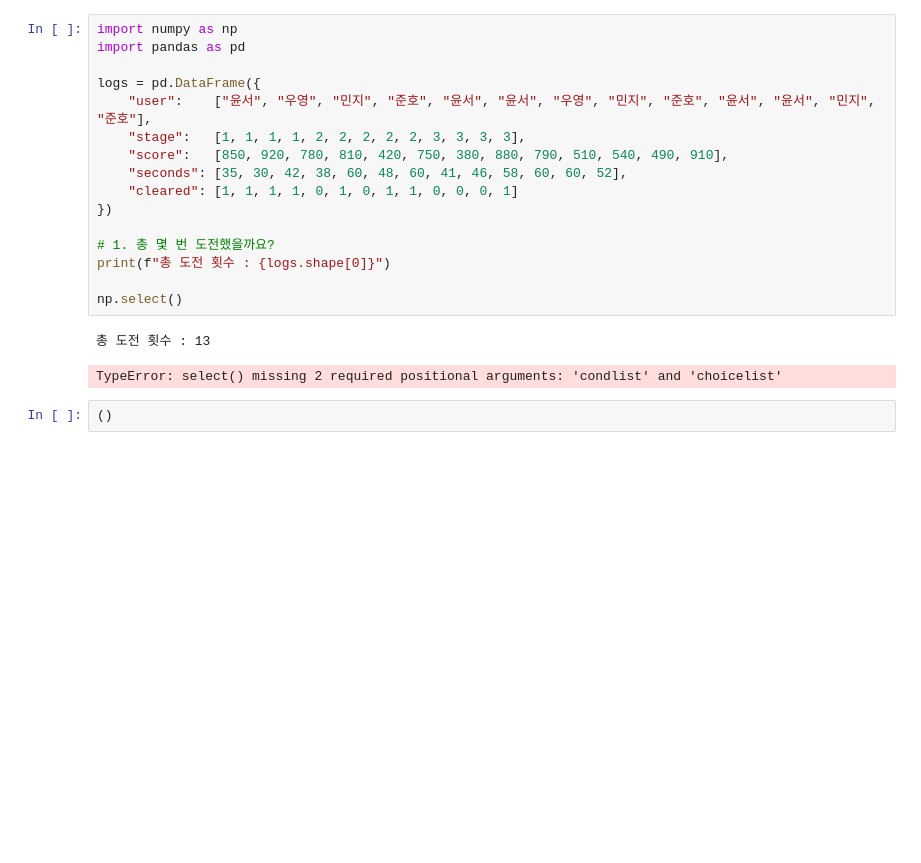
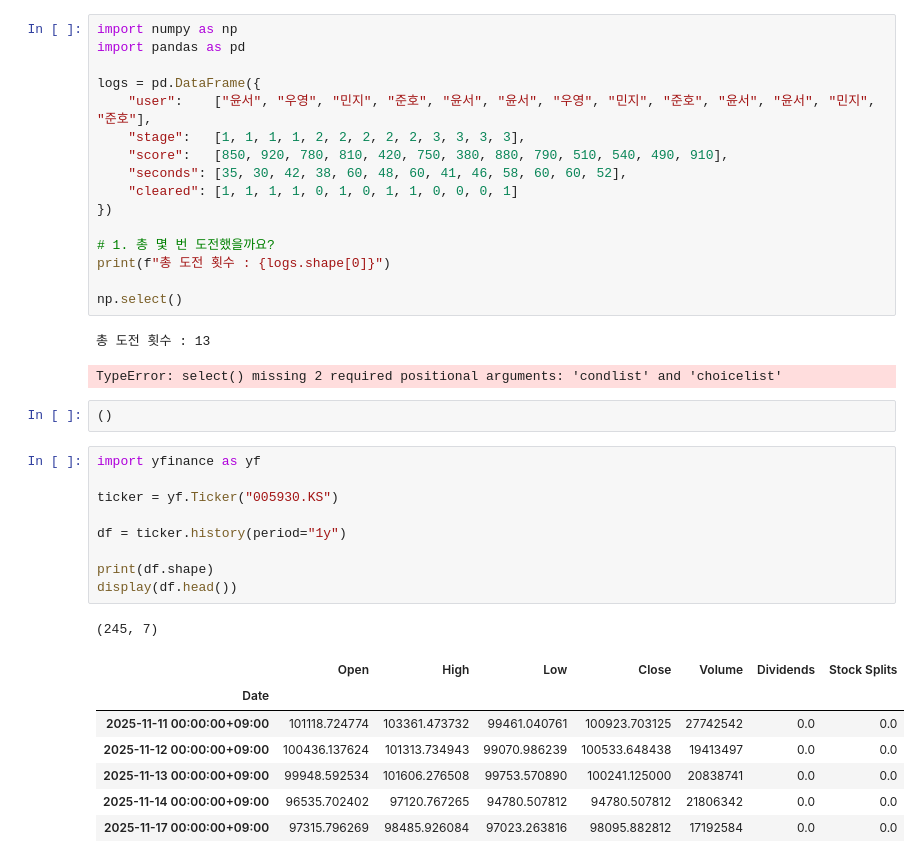
Before and after one commit to woyo73/AI_Learning, a Jupyter notebook: test_work/test_work.ipynb, the cells around one changed output. Drawn from its saved outputs; the diff is of its cells as text; blank space fills up the shorter version.

```diff
--- a/test_work/test_work.ipynb
+++ b/test_work/test_work.ipynb
@@ -19,3 +19,21 @@ np.select()
 TypeError: select() missing 2 required positional arguments: 'condlist' and 'choicelist'
 # %%
 ()
+# %%
+import yfinance as yf
+
+ticker = yf.Ticker("005930.KS")
+
+df = ticker.history(period="1y")
+
+print(df.shape)
+display(df.head())
+# %% [output]
+(245, 7)
+|  | Open | High | Low | Close | Volume | Dividends | Stock Splits |
+| Date |  |  |  |  |  |  |  |
+| 2025-11-11 00:00:00+09:00 | 101118.724774 | 103361.473732 | 99461.040761 | 100923.703125 | 27742542 | 0.0 | 0.0 |
+| 2025-11-12 00:00:00+09:00 | 100436.137624 | 101313.734943 | 99070.986239 | 100533.648438 | 19413497 | 0.0 | 0.0 |
+| 2025-11-13 00:00:00+09:00 | 99948.592534 | 101606.276508 | 99753.570890 | 100241.125000 | 20838741 | 0.0 | 0.0 |
+| 2025-11-14 00:00:00+09:00 | 96535.702402 | 97120.767265 | 94780.507812 | 94780.507812 | 21806342 | 0.0 | 0.0 |
+| 2025-11-17 00:00:00+09:00 | 97315.796269 | 98485.926084 | 97023.263816 | 98095.882812 | 17192584 | 0.0 | 0.0 |
```
Also changed, not shown: 25 other files.
